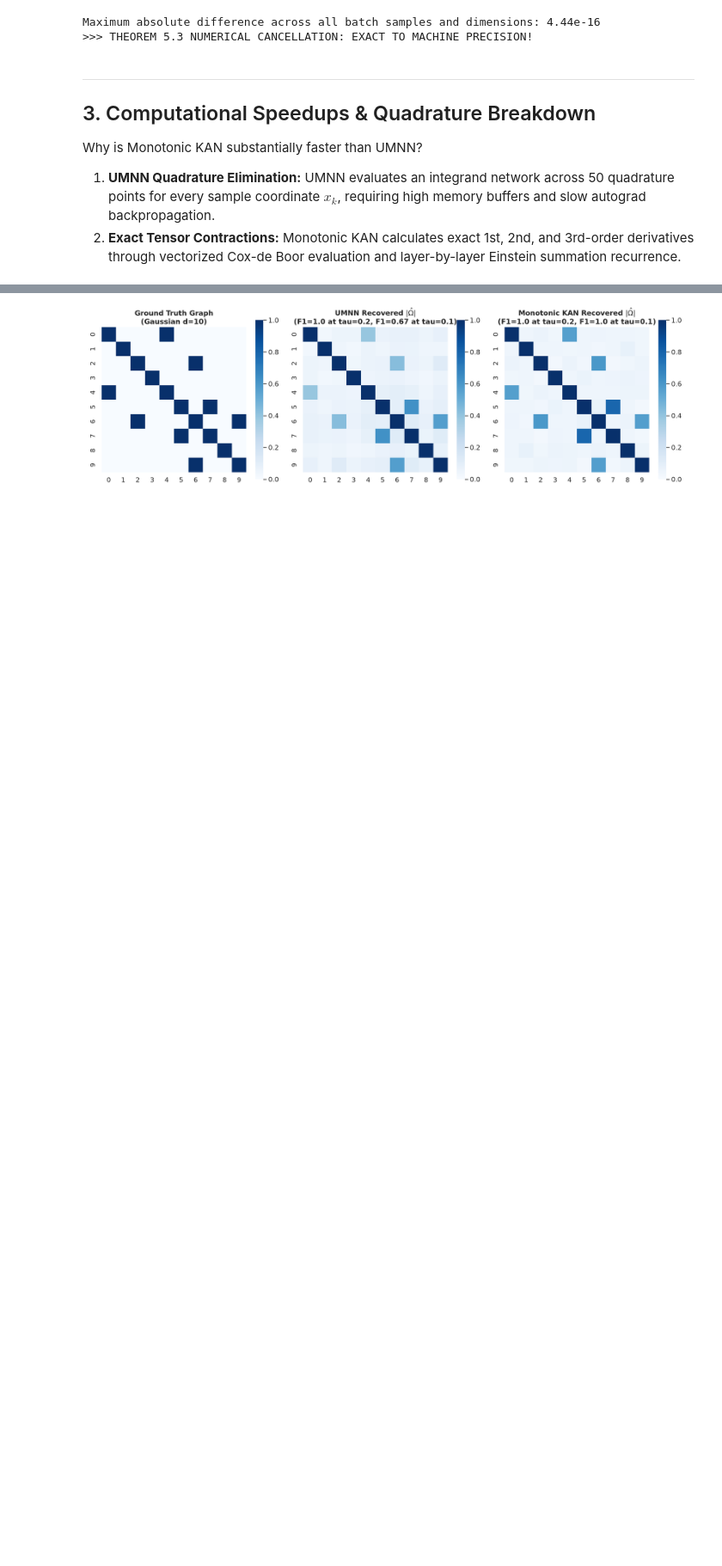
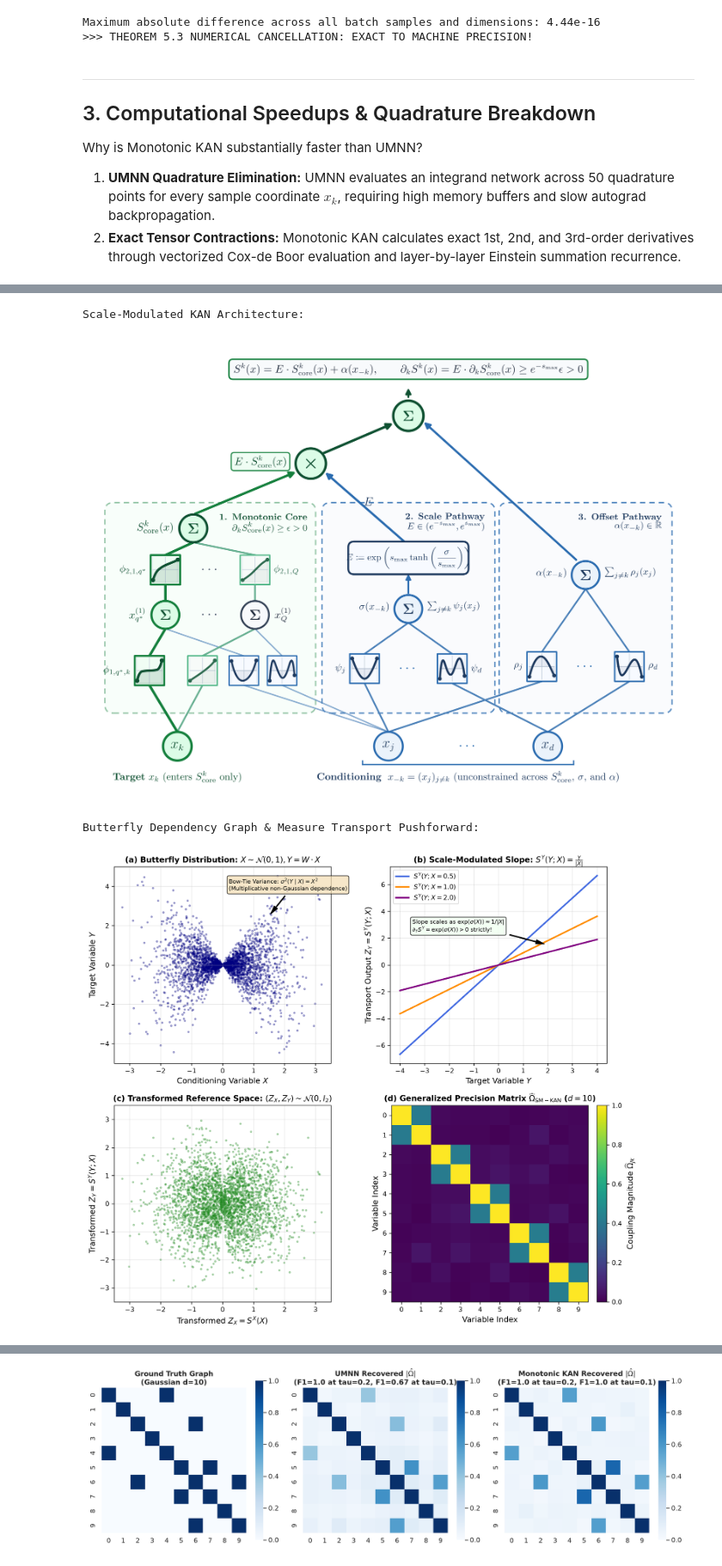
Before and after one commit to StefanoFochesatto/lsing_sw, a Jupyter notebook: notebooks/kan_transport_guide.ipynb, the cells around one changed output, grey strips where cells are left out. Shown at 86% size. Cells and saved outputs as stored; diff of their text form; code cells hidden in the pictures; blank space fills up the shorter version.

```diff
--- a/notebooks/kan_transport_guide.ipynb
+++ b/notebooks/kan_transport_guide.ipynb
@@ -255 +268,20 @@ if fig_path.exists():
+# %%
+# Display Architectural & Dependency Graph Schematics
+from IPython.display import Image, display
+
+fig_sm = REPO_ROOT / "theory/figures/fig_sm_kan_liu.png"
+fig_bf = REPO_ROOT / "theory/figures/fig5_butterfly_scale_modulation.png"
+
+if fig_sm.exists():
+    print("Scale-Modulated KAN Architecture:")
+    display(Image(filename=str(fig_sm), width=750))
+
+if fig_bf.exists():
+    print("Butterfly Dependency Graph & Measure Transport Pushforward:")
+    display(Image(filename=str(fig_bf), width=750))
+# %% [output]
+Scale-Modulated KAN Architecture:
+[figure, added]
+Butterfly Dependency Graph & Measure Transport Pushforward:
+[figure, added]
 # %% [markdown]
```
Also changed, not shown: parts of 22 cells of this notebook, 6 other files.
